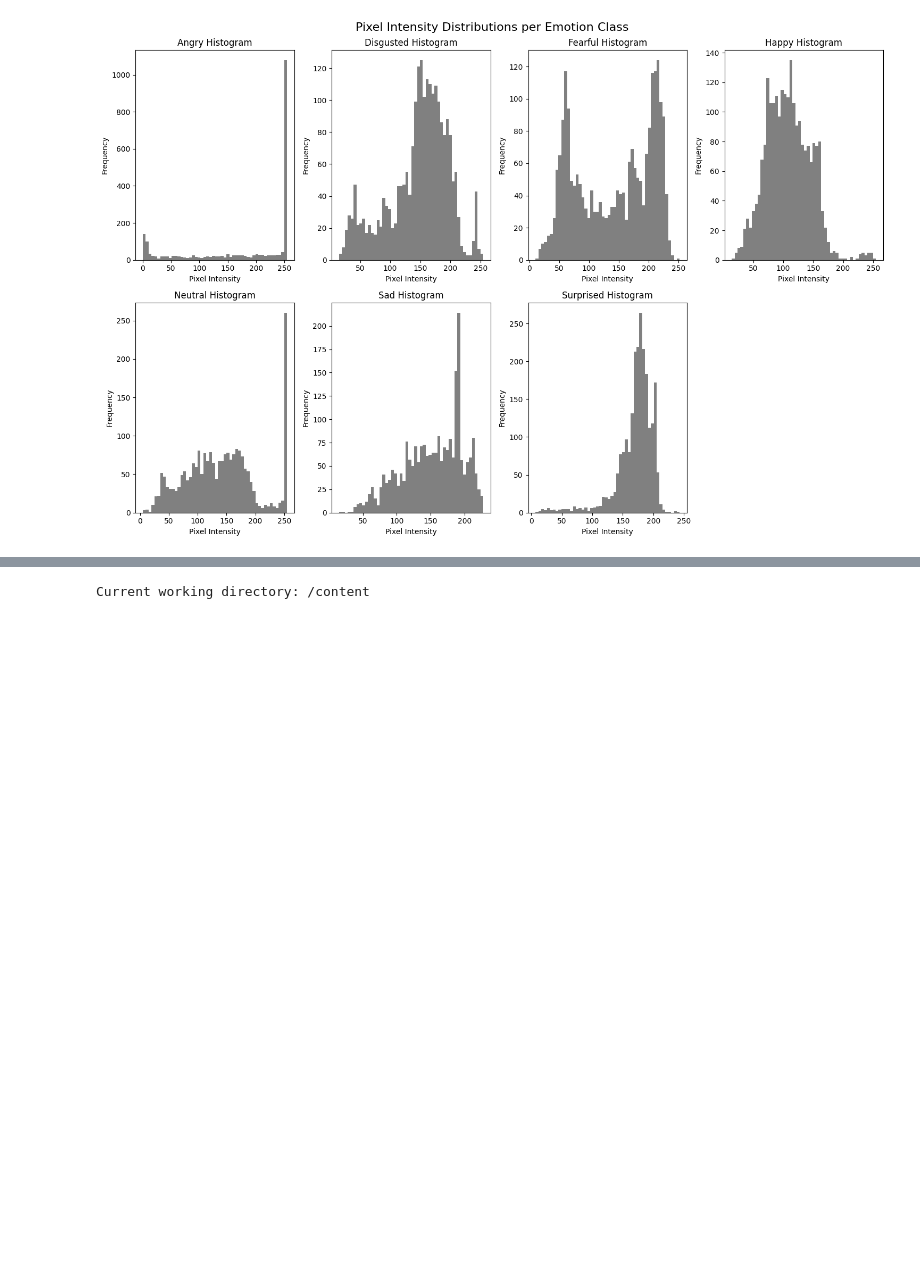
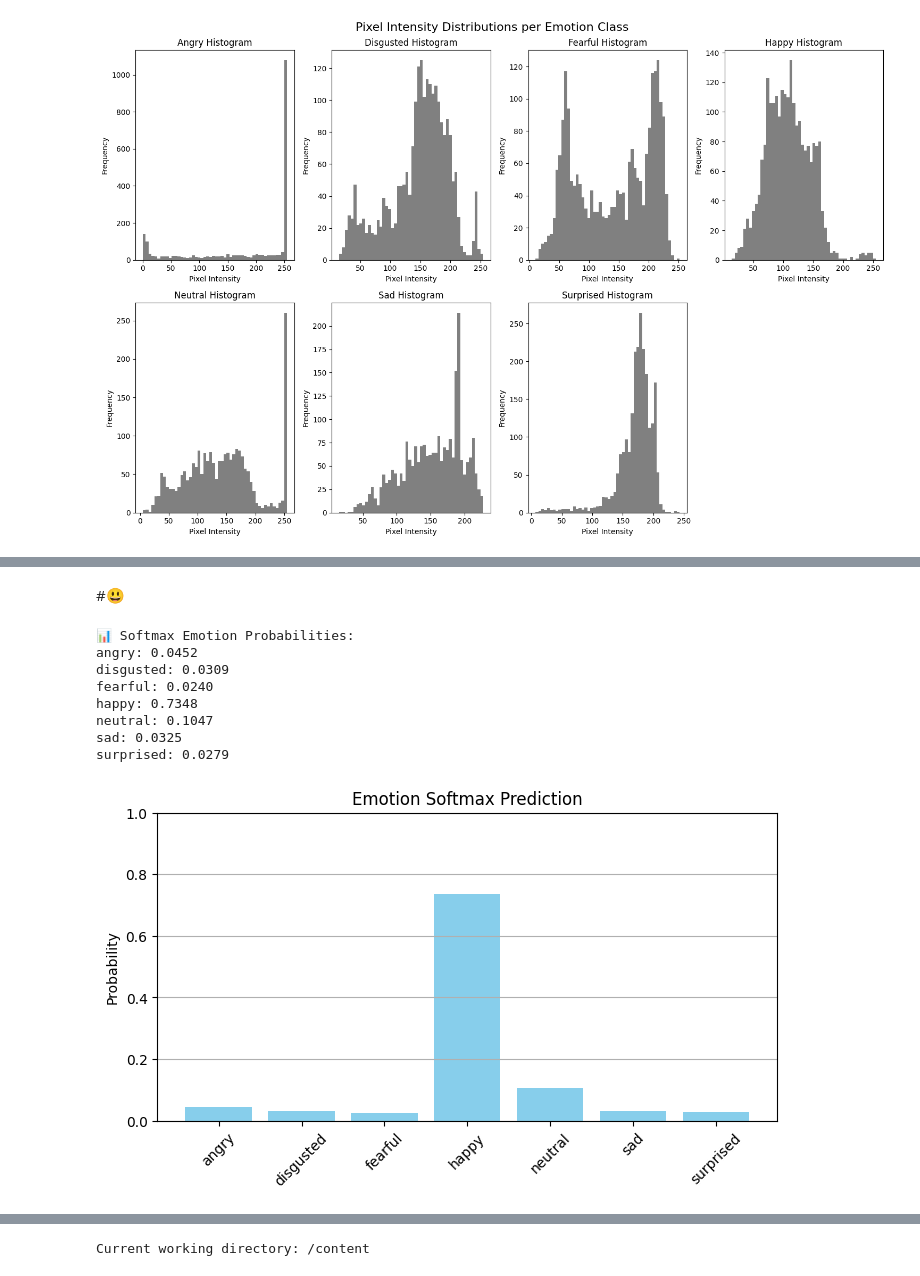
Before and after one commit to Sevnhutsjr/ST311_Group11_Project, a Jupyter notebook: images_EDA.ipynb, the cells around one changed output, grey strips where cells are left out. Saved outputs shown, nothing was run; the diff lists cells and outputs as text; code cells hidden in the pictures; blank space fills up the shorter version.

```diff
--- a/images_EDA.ipynb
+++ b/images_EDA.ipynb
@@ -611,0 +735,15 @@ print(f"✅ Model saved to: {model_path}")
+# %% [markdown]
+#😃
+# %%
+happy_image_path = "/kaggle/input/emotion-detection-fer/test/happy/im123.png"
+predict_softmax(happy_image_path)
+# %% [output]
+📊 Softmax Emotion Probabilities:
+angry: 0.0452
+disgusted: 0.0309
+fearful: 0.0240
+happy: 0.7348
+neutral: 0.1047
+sad: 0.0325
+surprised: 0.0279
+[figure, added]
```
Also changed, not shown: parts of 21 cells of this notebook.
